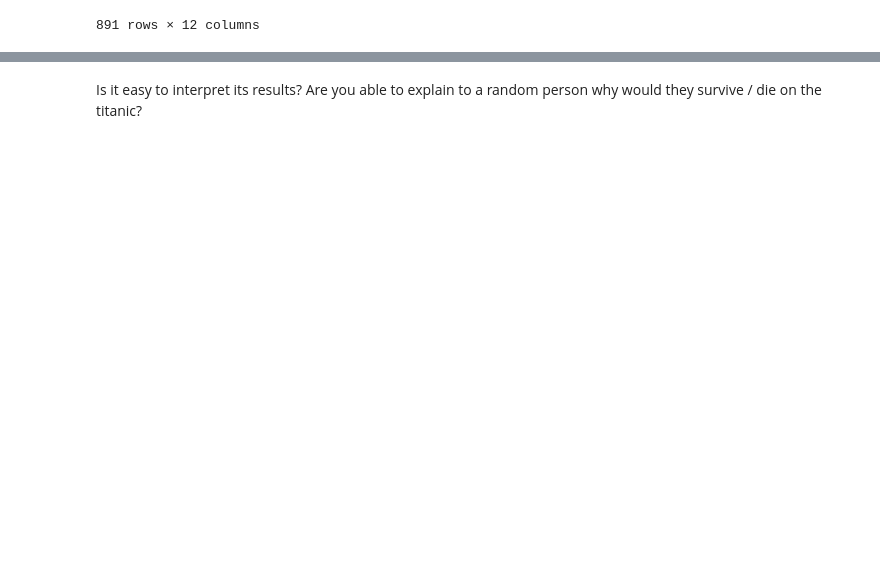
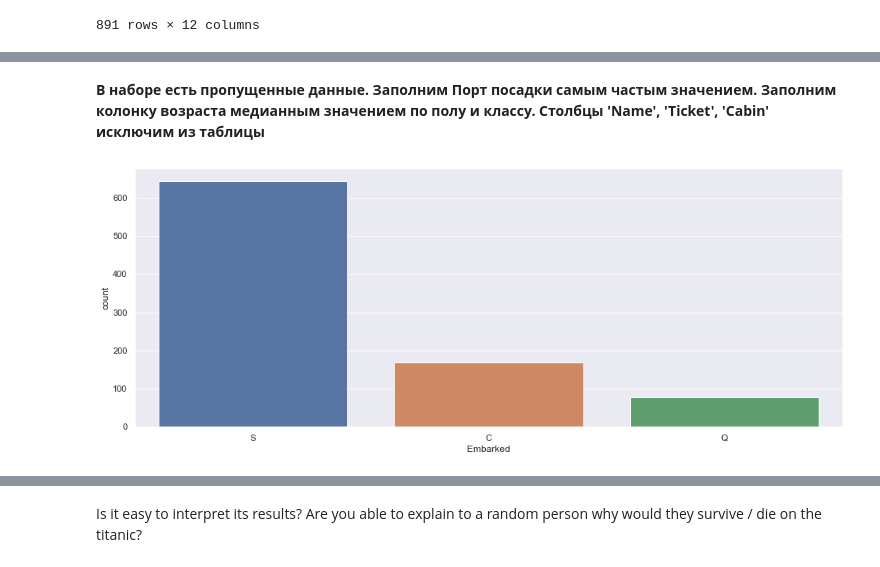
Before and after one commit to codekot/decision_trees, a Jupyter notebook: rf_classifier.ipynb, the cells around one changed output, grey strips where cells are left out. Saved outputs shown, nothing was run; the diff lists cells and outputs as text; code cells hidden in the pictures; blank space fills up the shorter version.

```diff
--- a/rf_classifier.ipynb
+++ b/rf_classifier.ipynb
@@ -672,0 +718,6 @@ df
+# %% [markdown]
+**В наборе есть пропущенные данные. Заполним Порт посадки самым частым значением. Заполним колонку возраста медианным значением по полу и классу. Столбцы 'Name', 'Ticket', 'Cabin' исключим из таблицы**
+# %%
+sns.countplot(x='Embarked', data=df);
+# %% [output]
+[figure, added]
```
Also changed, not shown: parts of 57 cells of this notebook, 8 other files.
